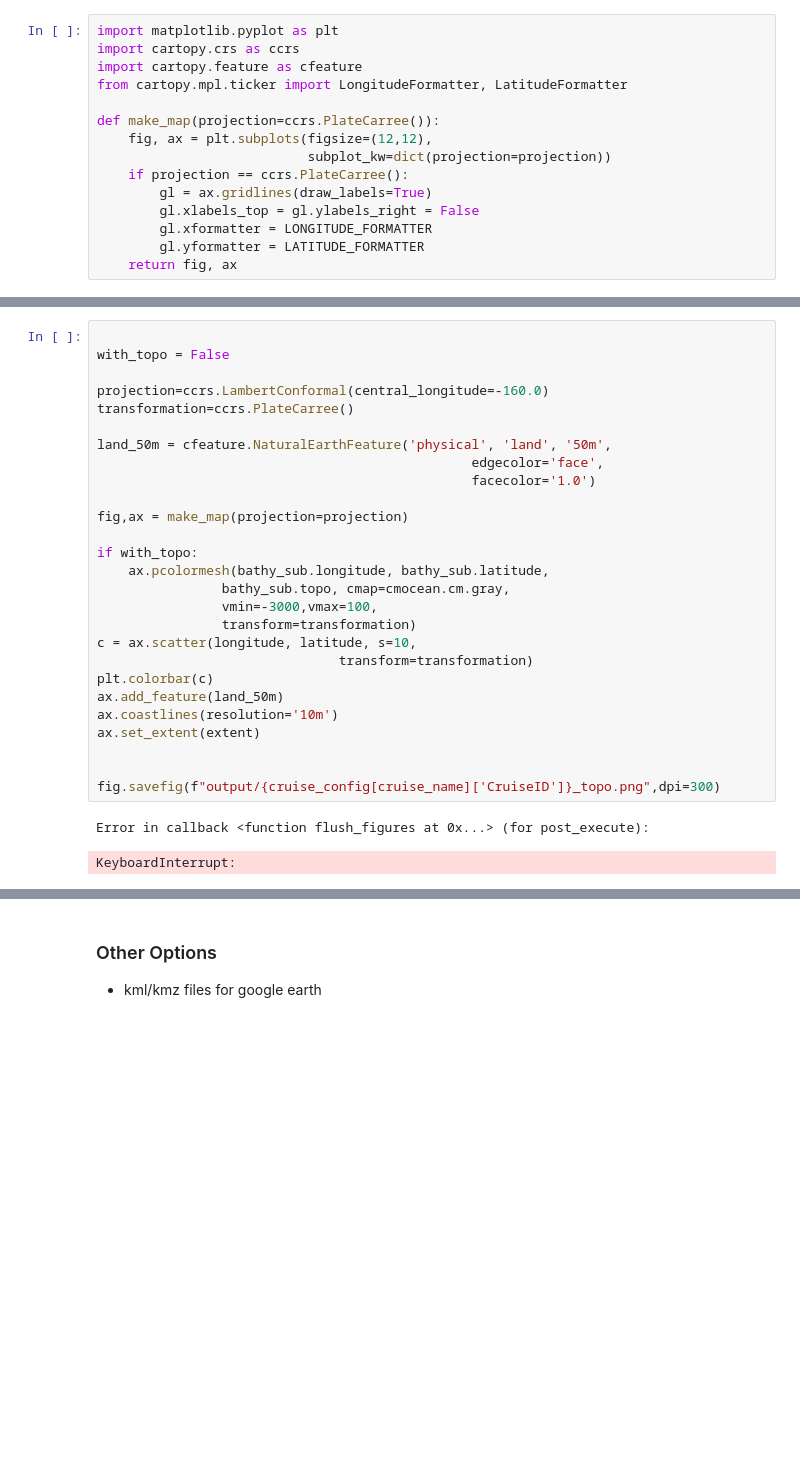
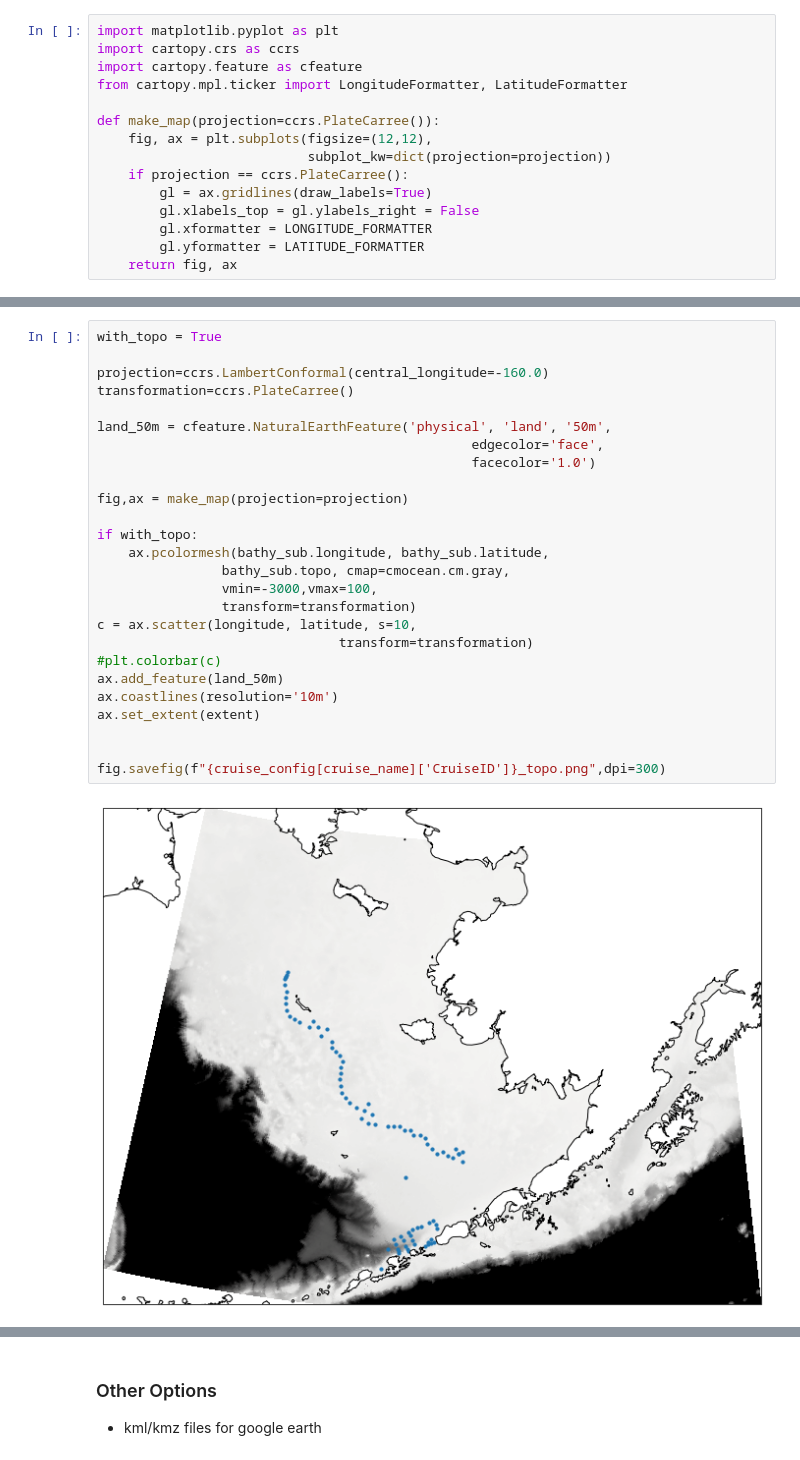
Before and after one commit to NOAA-PMEL/EcoFOCIpy, a Jupyter notebook: notebooks/EcoFOCIpy_cruisemaps_example.ipynb, the cells around one changed output, grey strips where cells are left out. Drawn from its saved outputs; the diff is of its cells as text; blank space fills up the shorter version.

```diff
--- a/notebooks/EcoFOCIpy_cruisemaps_example.ipynb
+++ b/notebooks/EcoFOCIpy_cruisemaps_example.ipynb
@@ -134,33 +137,31 @@ server_url = 'https://coastwatch.pfeg.noaa.gov/erddap/griddap/usgsCeSS111'
 bathy = xa.open_dataset(server_url)
 bathy_sub = bathy.sel(latitude=slice(extent[3],extent[2]),longitude=slice(extent[0],extent[1]))
 # %%
-
-with_topo = False
+with_topo = True
 
 projection=ccrs.LambertConformal(central_longitude=-160.0)
 transformation=ccrs.PlateCarree()
 
 land_50m = cfeature.NaturalEarthFeature('physical', 'land', '50m',
                                                 edgecolor='face',
                                                 facecolor='1.0')
 
 fig,ax = make_map(projection=projection)
 
 if with_topo:
     ax.pcolormesh(bathy_sub.longitude, bathy_sub.latitude,
                 bathy_sub.topo, cmap=cmocean.cm.gray,
                 vmin=-3000,vmax=100,
                 transform=transformation)
 c = ax.scatter(longitude, latitude, s=10,
                                transform=transformation)
-plt.colorbar(c)
+#plt.colorbar(c)
 ax.add_feature(land_50m)
 ax.coastlines(resolution='10m')
 ax.set_extent(extent)
 
 
-fig.savefig(f"output/{cruise_config[cruise_name]['CruiseID']}_topo.png",dpi=300)
+fig.savefig(f"{cruise_config[cruise_name]['CruiseID']}_topo.png",dpi=300)
 # %% [output]
-Error in callback <function flush_figures at 0x...> (for post_execute):
-KeyboardInterrupt:
+[figure, added]
 # %% [markdown]
```
Also changed, not shown: parts of 9 cells of this notebook, 14 other files.
